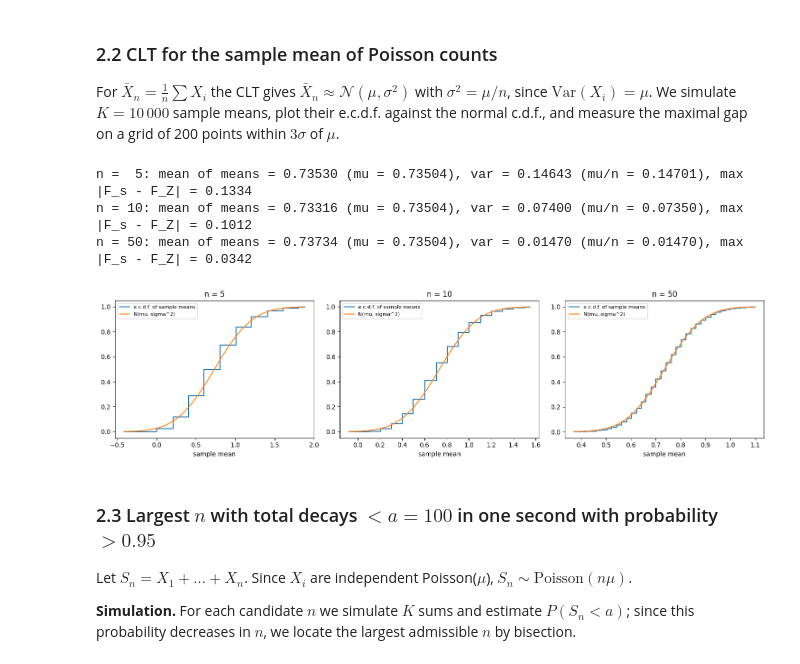
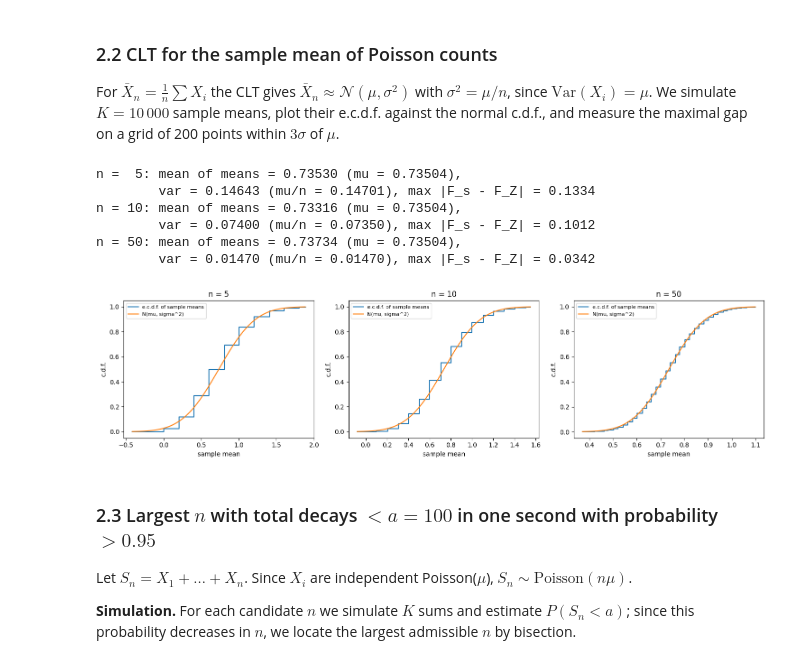
Before and after one commit to voskalo/Lab2_probability-statistics_Voskalo_Vertyporoh_Yakymiv-main, a Jupyter notebook: RV-CLT-PS-Lab2.ipynb, the cells around one changed output. Cells and saved outputs as stored; diff of their text form; code cells hidden in the pictures.

```diff
--- a/RV-CLT-PS-Lab2.ipynb
+++ b/RV-CLT-PS-Lab2.ipynb
@@ -232,6 +234,7 @@ def plot_ecdf_vs_normal(samples, mu_, sigma_, n, ax):
     ax.plot(t, Fz(t), label="N(mu, sigma^2)")
     ax.set_title(f"n = {n}")
     ax.set_xlabel("sample mean")
+    ax.set_ylabel("c.d.f.")
     ax.legend(fontsize=8)
     return np.max(np.abs(Fs(t) - Fz(t)))
 
@@ -239,8 +242,8 @@ fig, axes = plt.subplots(1, 3, figsize=(15, 4))
 for ax, n in zip(axes, [5, 10, 50]):
     s = np.random.poisson(mu, size=(K, n)).mean(axis=1)
     d = plot_ecdf_vs_normal(s, mu, np.sqrt(mu / n), n, ax)
-    print(f"n = {n:>2}: mean of means = {s.mean():.5f} (mu = {mu:.5f}), "
-          f"var = {s.var(ddof=1):.5f} (mu/n = {mu / n:.5f}), "
+    print(f"n = {n:>2}: mean of means = {s.mean():.5f} (mu = {mu:.5f}),\n"
+          f"        var = {s.var(ddof=1):.5f} (mu/n = {mu / n:.5f}), "
           f"max |F_s - F_Z| = {d:.4f}")
 plt.tight_layout()
 plt.show()
@@ -251,4 +257,4 @@ n = 50: mean of means = 0.73734 (mu = 0.73504), var = 0.01470 (mu/n = 0.01470),
-[figure, old version]
+[figure, new version]
 # %% [markdown]
 ### 2.3 Largest $n$ with total decays $< a = 100$ in one second with probability $> 0.95$
 
```
Also changed, not shown: parts of 5 cells of this notebook, 1 other file.
